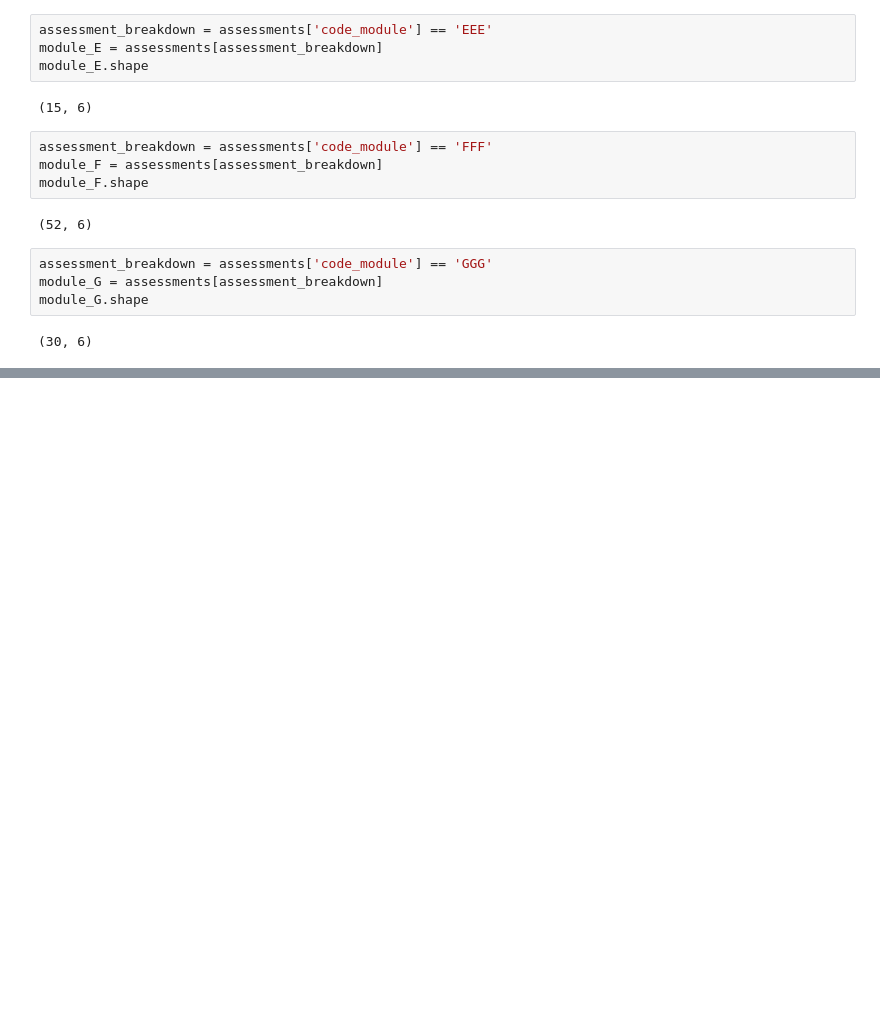
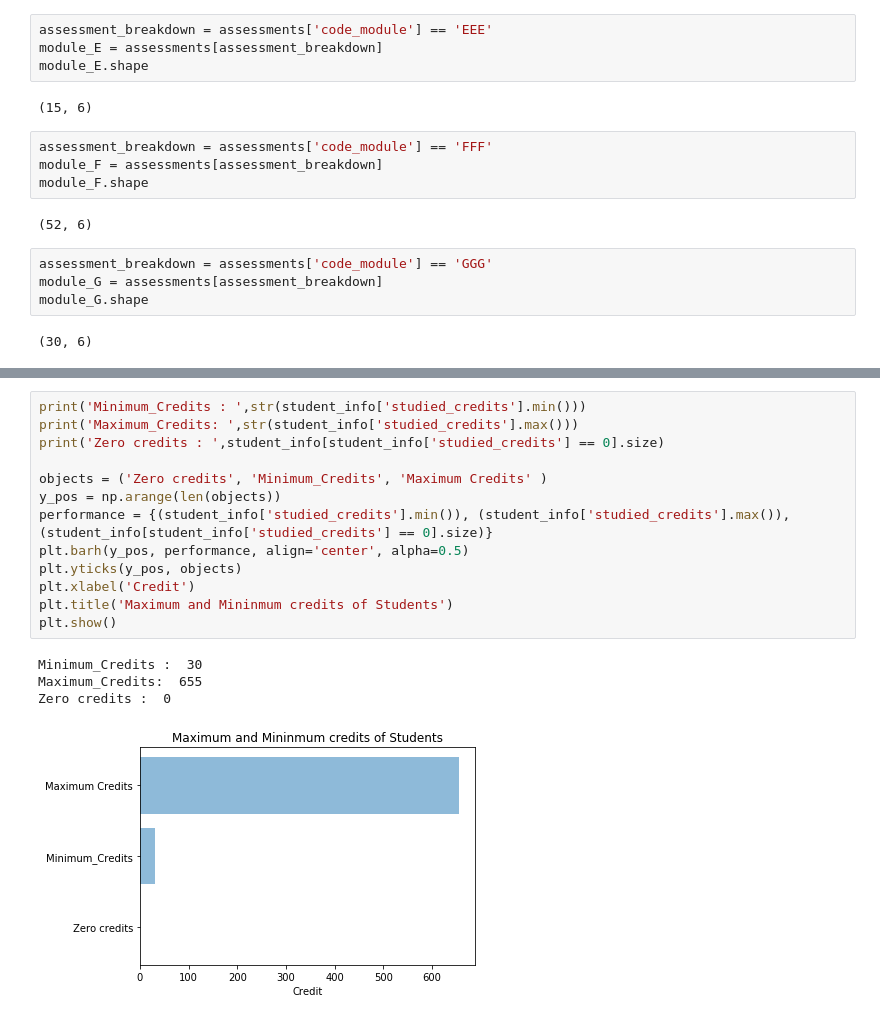
Before and after one commit to rayansami/behaviour-analysis, a Jupyter notebook: Analyzing_Open_University_Learning_Analytics_Dataset.ipynb, the cells around one changed output, grey strips where cells are left out. Saved outputs shown, nothing was run; the diff lists cells and outputs as text; blank space fills up the shorter version.

```diff
--- a/Analyzing_Open_University_Learning_Analytics_Dataset.ipynb
+++ b/Analyzing_Open_University_Learning_Analytics_Dataset.ipynb
@@ -493,0 +461,18 @@ plt.show()
+# %%
+print('Minimum_Credits : ',str(student_info['studied_credits'].min()))
+print('Maximum_Credits: ',str(student_info['studied_credits'].max()))
+print('Zero credits : ',student_info[student_info['studied_credits'] == 0].size)
+
+objects = ('Zero credits', 'Minimum_Credits', 'Maximum Credits' )
+y_pos = np.arange(len(objects))
+performance = {(student_info['studied_credits'].min()), (student_info['studied_credits'].max()), (student_info[student_info['studied_credits'] == 0].size)}
+plt.barh(y_pos, performance, align='center', alpha=0.5)
+plt.yticks(y_pos, objects)
+plt.xlabel('Credit')
+plt.title('Maximum and Mininmum credits of Students')
+plt.show()
+# %% [output]
+Minimum_Credits :  30
+Maximum_Credits:  655
+Zero credits :  0
+[figure, added]
```
Also changed, not shown: parts of 54 cells of this notebook.
